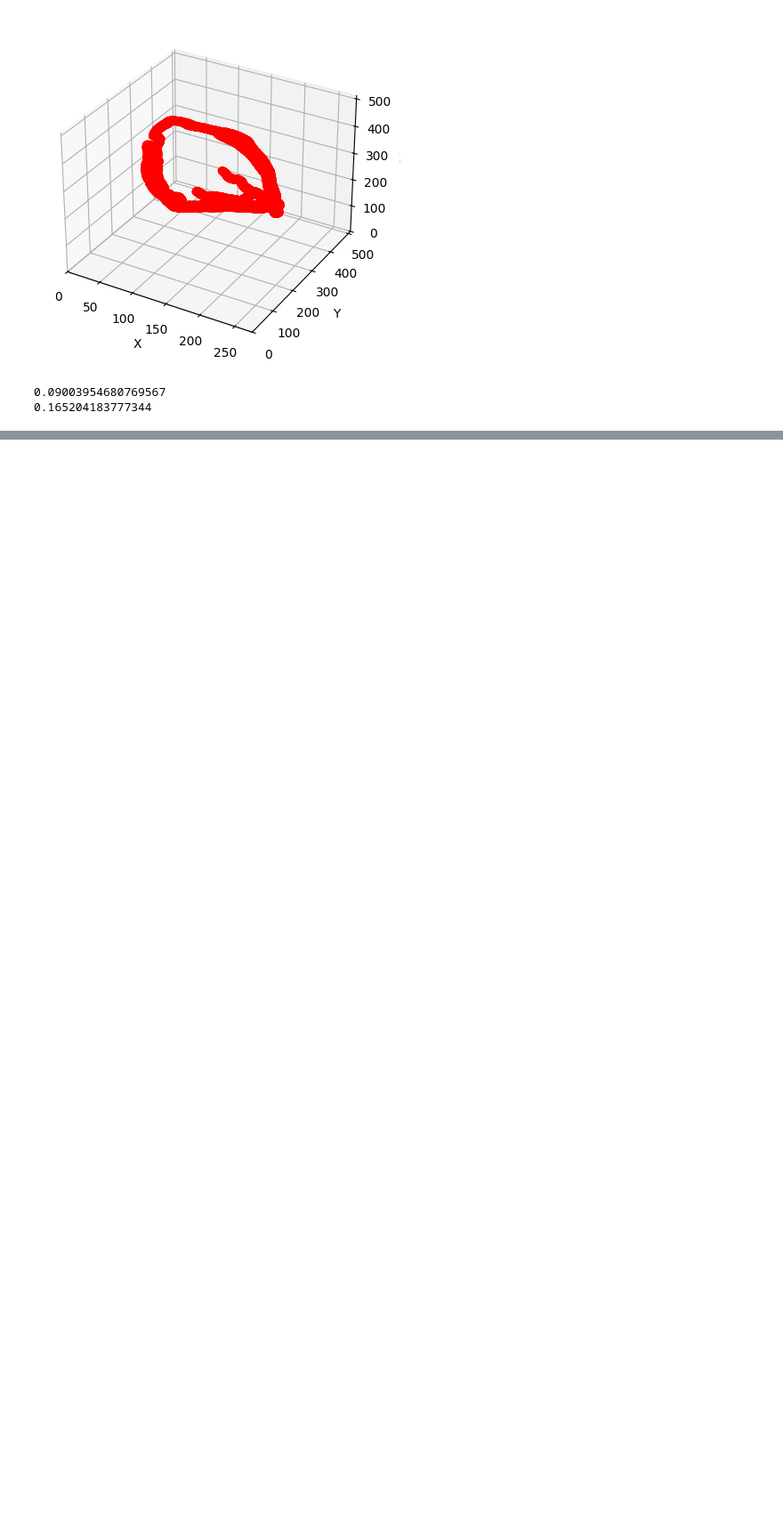
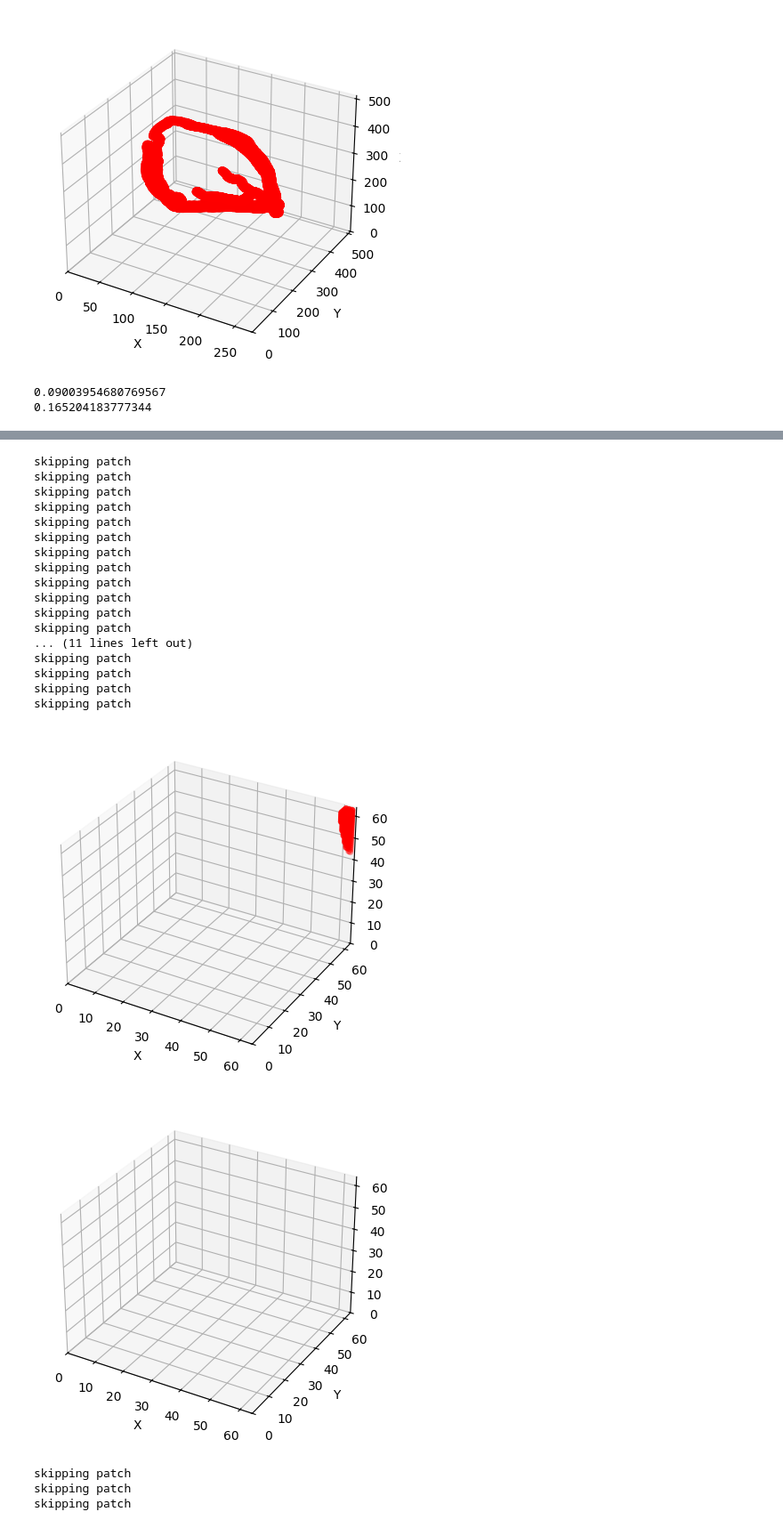
Before and after one commit to philippweinmann/mip_local_unet, a Jupyter notebook: inference_3d_server.ipynb, the cells around one changed output, grey strips where cells are left out. Shown at 89% size. Drawn from its saved outputs; the diff is of its cells as text; code cells hidden in the pictures; blank space fills up the shorter version.

Commit message:
added some visualizations

```diff
--- a/inference_3d_server.ipynb
+++ b/inference_3d_server.ipynb
@@ -101,0 +109,6 @@ print(dice)
+# %%
+smaller_mask = test_ccta_mask[0:192]
+smaller_pred = prediction[0:192]
+# %%
+prediction_patches = divide_3d_image_into_patches(smaller_pred, block_shape=(64,64,64))
+mask_patches = divide_3d_image_into_patches(smaller_mask, block_shape=(64,64,64))
@@ -101,0 +120,41 @@ print(dice)
+# %%
+patch_counter = 0
+patch_shape = prediction_patches.shape
+for i in range(patch_shape[0]):
+    for j in range(patch_shape[1]):
+        for k in range(patch_shape[2]):
+            patch_counter += 1
+            current_mask_patch = mask_patches[i,j,k]
+
+
+            if np.all(current_mask_patch == 0):
+                    print("skipping patch")
+                    continue
+
+            current_pred_patch = prediction_patches[i,j,k]
+            visualize3Dimage(current_mask_patch)
+            visualize3Dimage(current_pred_patch)
+            break
+# %% [output]
+skipping patch
+skipping patch
+skipping patch
+skipping patch
+skipping patch
+skipping patch
+skipping patch
+skipping patch
+skipping patch
+skipping patch
+skipping patch
+skipping patch
+... (11 lines left out)
+skipping patch
+skipping patch
+skipping patch
+skipping patch
+[figure, added]
+[figure, added]
+skipping patch
+skipping patch
+skipping patch
```
Also changed, not shown: parts of 5 cells of this notebook, 2 other files.
